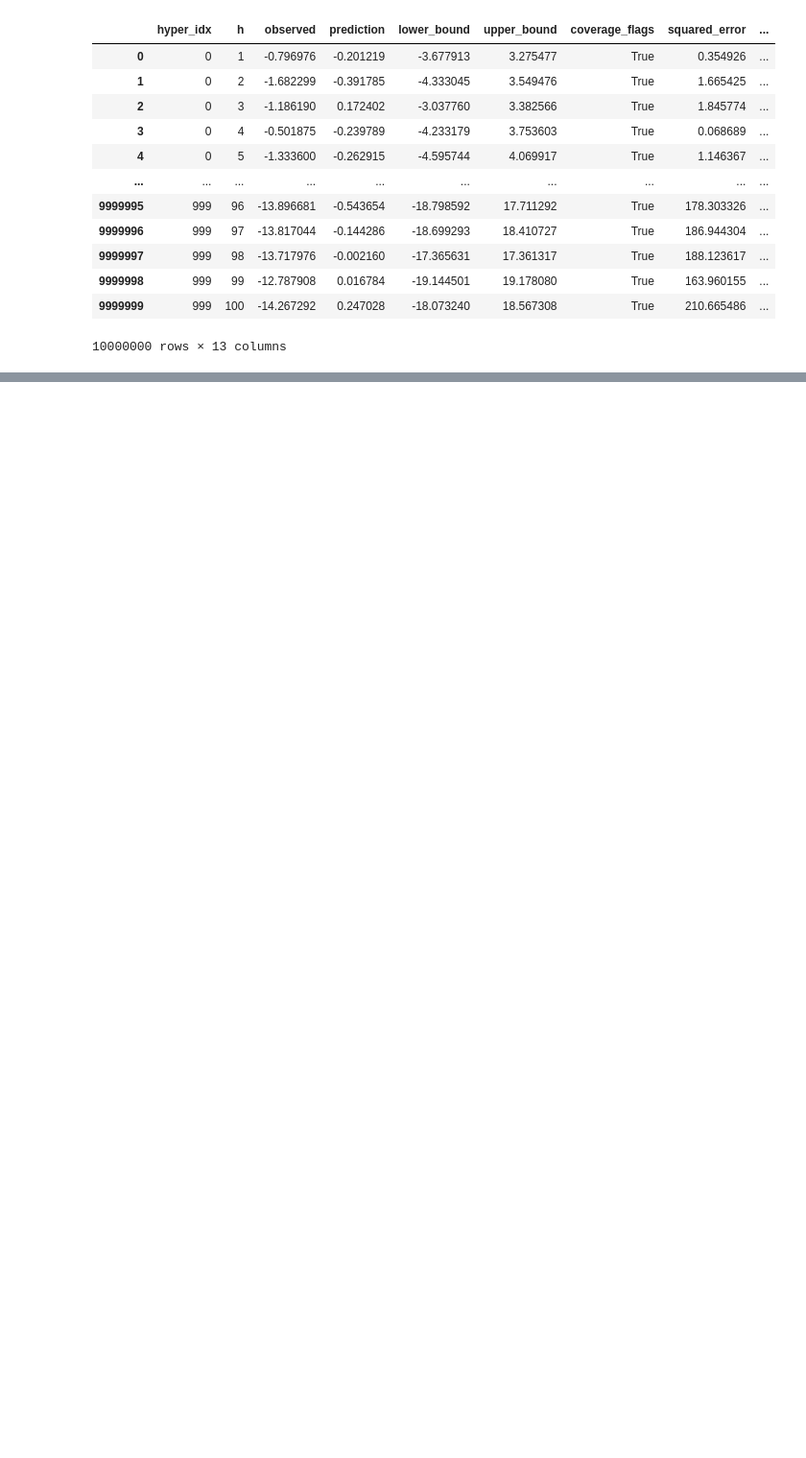
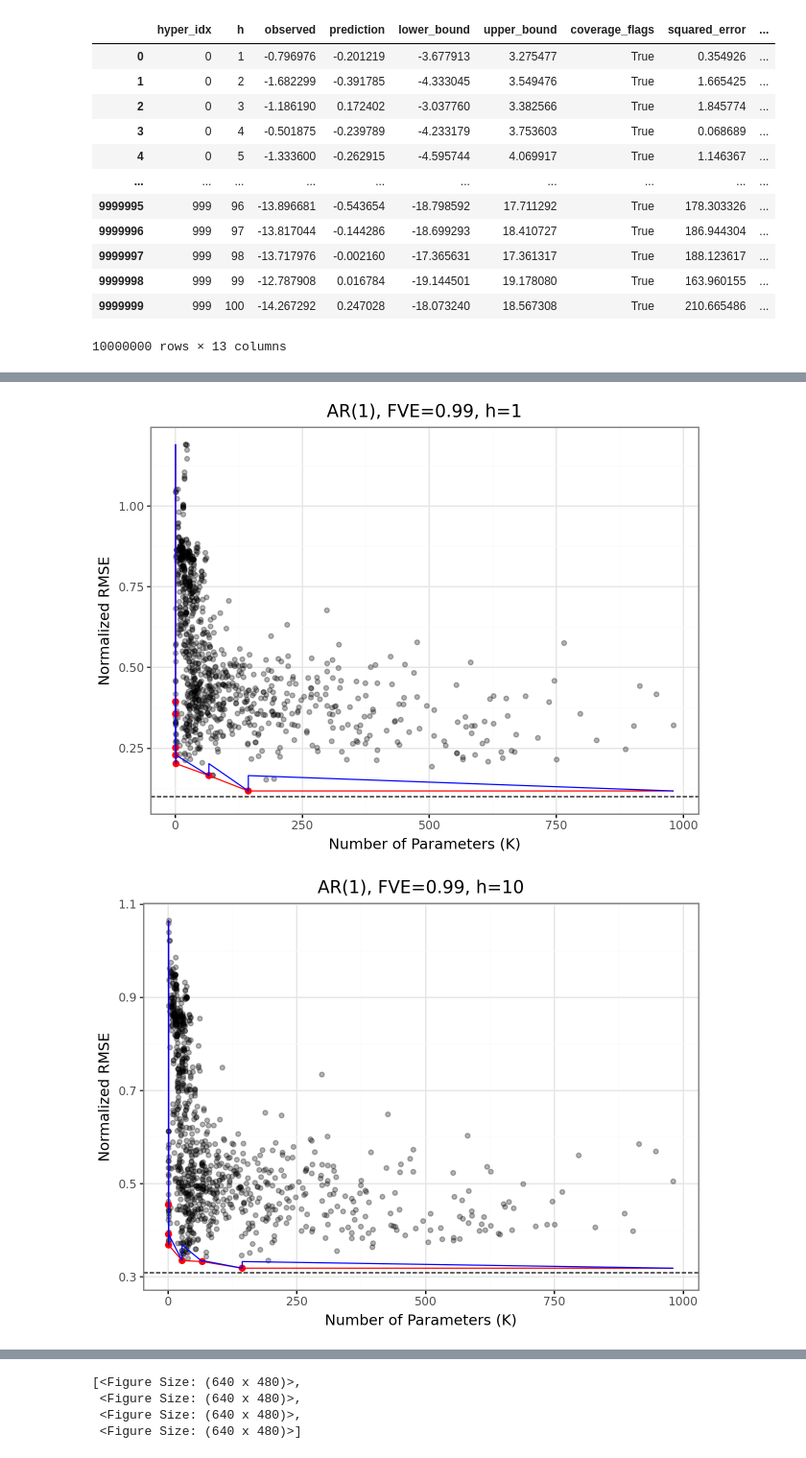
Before and after one commit to victorverma/urps_2025, a Jupyter notebook: notebooks/Jingyi_notebooks/plots.ipynb, the cells around one changed output, grey strips where cells are left out. Shown at 96% size. Drawn from its saved outputs; the diff is of its cells as text; code cells hidden in the pictures; blank space fills up the shorter version.

```diff
--- a/notebooks/Jingyi_notebooks/plots.ipynb
+++ b/notebooks/Jingyi_notebooks/plots.ipynb
@@ -75,0 +134,14 @@ def make_pareto_frontier_plot(results: pd.DataFrame, h: list[int], metric: str,
+# %%
+plots = []
+for i in [1,10,50,100]:
+    title = f"AR(1), FVE=0.99, h={i}"
+    plot, _ = make_pareto_frontier_plot(fve_0_1_df, list([i]), "num_params", title, 0.3, False, True, 0.99)
+    #save_as_pdf_pages([plot], f"{title}.pdf")
+    logplot, _ = make_pareto_frontier_plot(fve_0_1_df, list([i]), "num_params", title, 0.3, True, True, 0.99)
+    #save_as_pdf_pages([logplot], f"logscale{title}.pdf")
+    plots.append(plot)
+
+plots
+# %% [output]
+[figure, added]
+[figure, added]
@@ -75,0 +150,4 @@ def make_pareto_frontier_plot(results: pd.DataFrame, h: list[int], metric: str,
+[<Figure Size: (640 x 480)>,
+ <Figure Size: (640 x 480)>,
+ <Figure Size: (640 x 480)>,
+ <Figure Size: (640 x 480)>]
```
Also changed, not shown: parts of 13 cells of this notebook.
